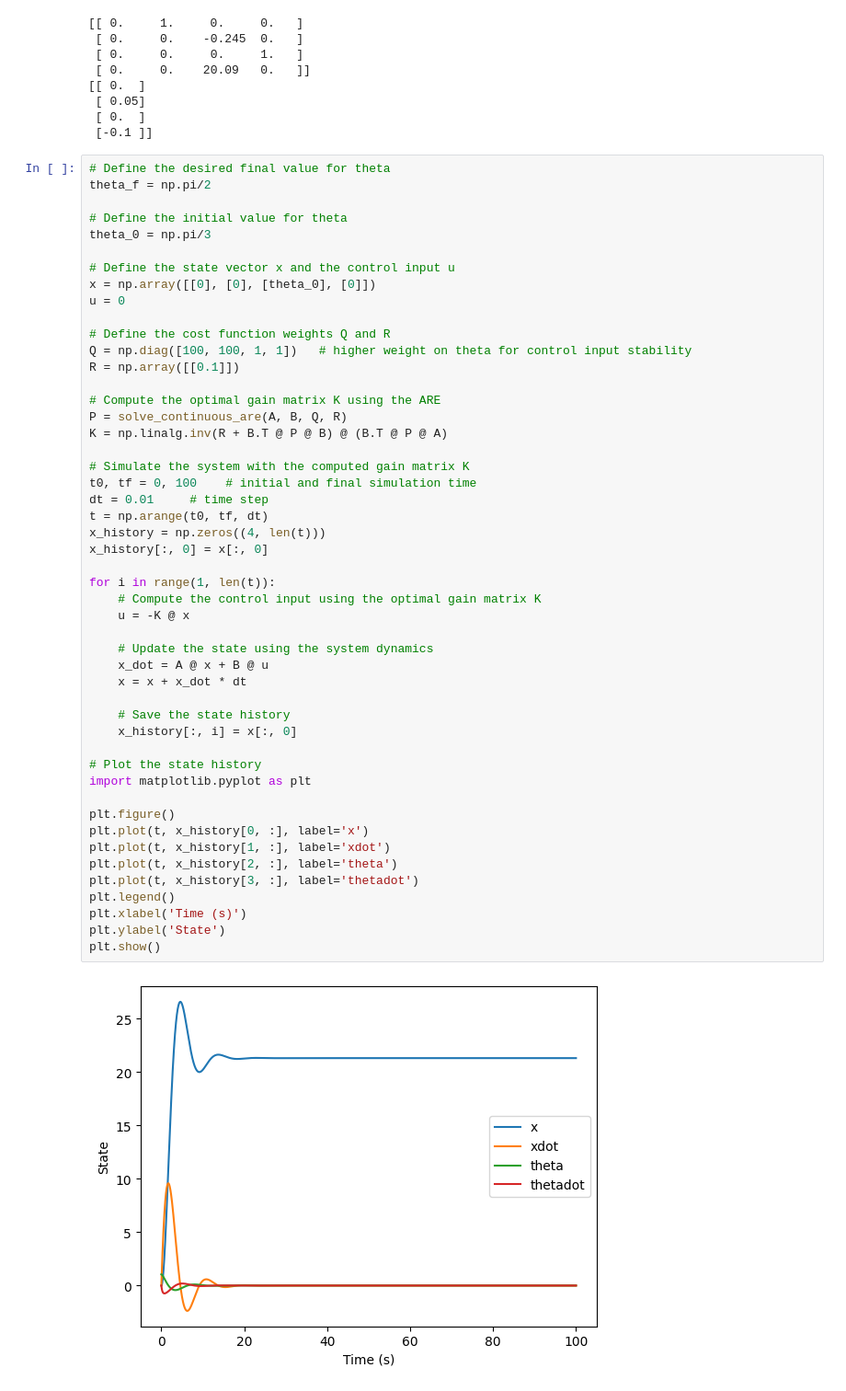
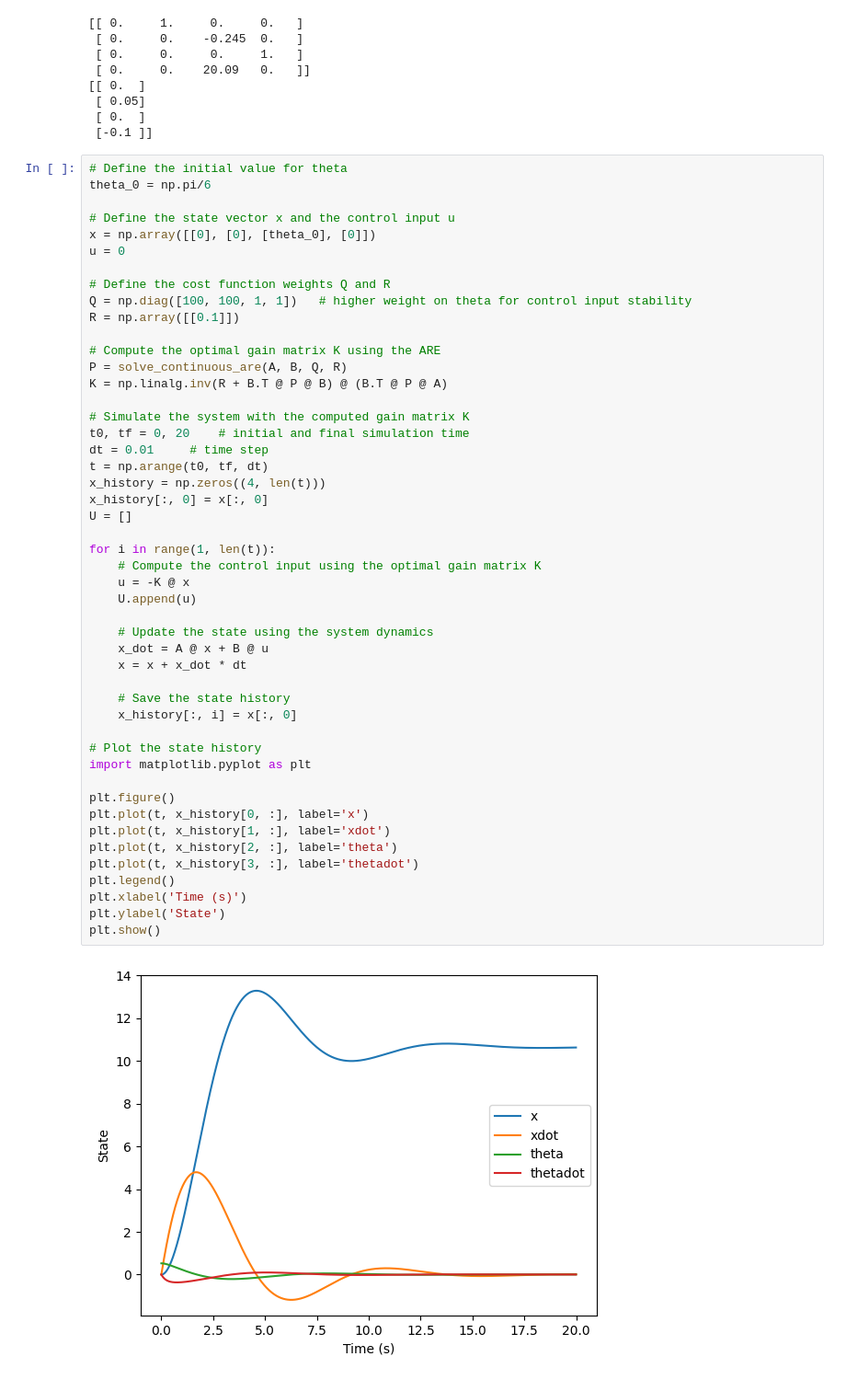
Before and after one commit to kirankigi5/RL_project_crank_rockers, a Jupyter notebook: ricarti.ipynb, the cells around one changed output. Shown at 92% size. Saved outputs shown, nothing was run; the diff lists cells and outputs as text.

```diff
--- a/ricarti.ipynb
+++ b/ricarti.ipynb
@@ -28,11 +28,8 @@ print(B)
  [ 0.  ]
  [-0.1 ]]
 # %%
-# Define the desired final value for theta
-theta_f = np.pi/2
-
 # Define the initial value for theta
-theta_0 = np.pi/3
+theta_0 = np.pi/6
 
 # Define the state vector x and the control input u
 x = np.array([[0], [0], [theta_0], [0]])
@@ -47,37 +44,39 @@ P = solve_continuous_are(A, B, Q, R)
 K = np.linalg.inv(R + B.T @ P @ B) @ (B.T @ P @ A)
 
 # Simulate the system with the computed gain matrix K
-t0, tf = 0, 100    # initial and final simulation time
+t0, tf = 0, 20    # initial and final simulation time
 dt = 0.01     # time step
 t = np.arange(t0, tf, dt)
 x_history = np.zeros((4, len(t)))
 x_history[:, 0] = x[:, 0]
+U = []
 
 for i in range(1, len(t)):
     # Compute the control input using the optimal gain matrix K
     u = -K @ x
+    U.append(u)
 
     # Update the state using the system dynamics
     x_dot = A @ x + B @ u
     x = x + x_dot * dt
 
     # Save the state history
     x_history[:, i] = x[:, 0]
 
 # Plot the state history
 import matplotlib.pyplot as plt
 
 plt.figure()
 plt.plot(t, x_history[0, :], label='x')
 plt.plot(t, x_history[1, :], label='xdot')
 plt.plot(t, x_history[2, :], label='theta')
 plt.plot(t, x_history[3, :], label='thetadot')
 plt.legend()
 plt.xlabel('Time (s)')
 plt.ylabel('State')
 plt.show()
 # %% [output]
-[figure, old version]
+[figure, new version]
 # %%
 import cv2
 
```
Also changed, not shown: parts of 6 cells of this notebook, 2 other files.
